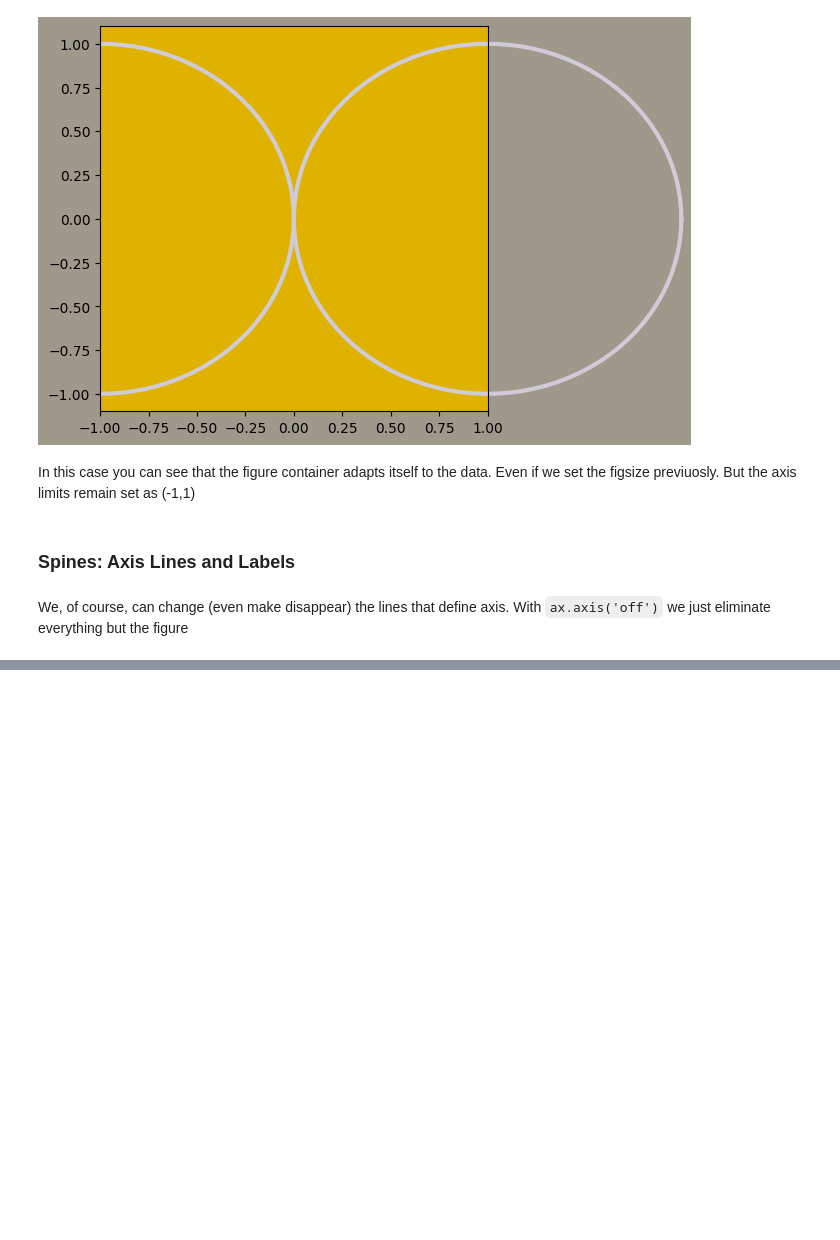
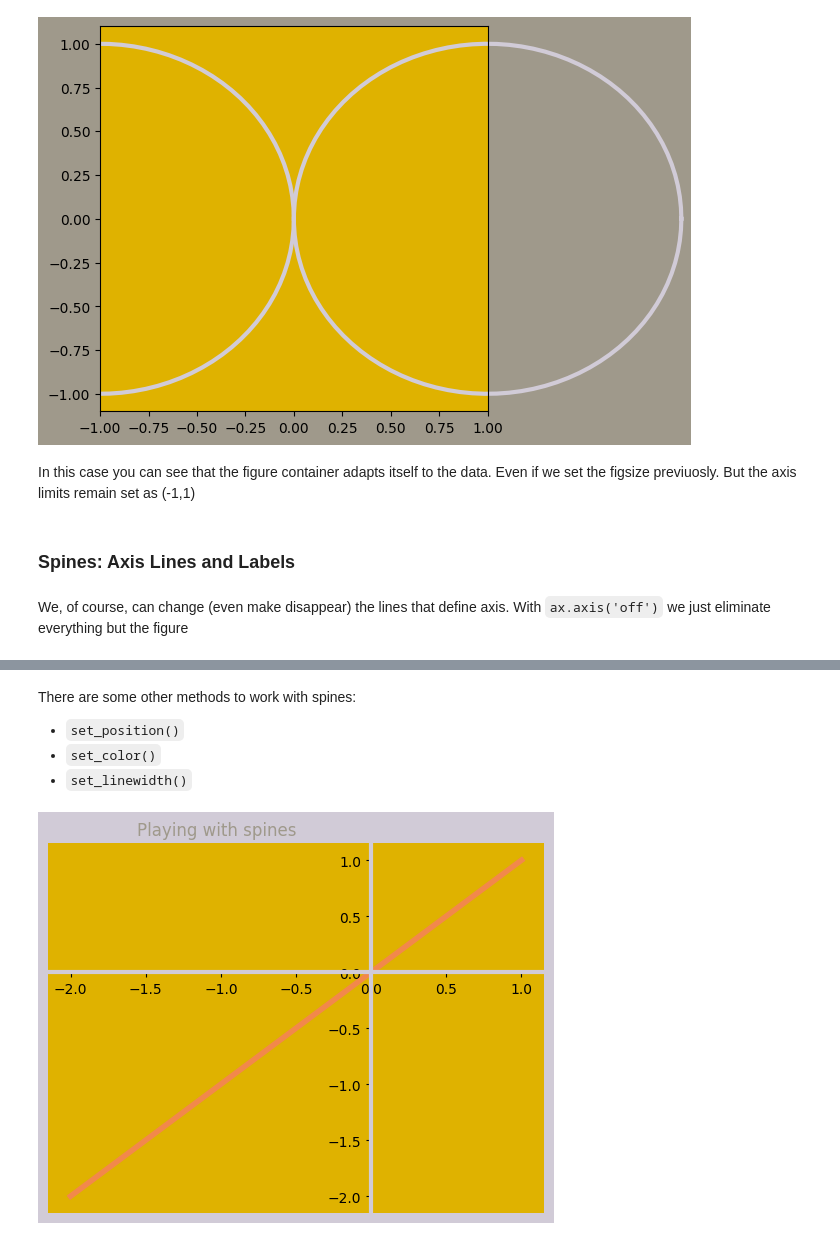
Before and after one commit to alvarohernandezalt/matplotlib_thePathof, a Jupyter notebook: 01_OOP_InterfacesDesign/AB_Appearance_TicksGridsAxes.ipynb, the cells around one changed output, grey strips where cells are left out. Drawn from its saved outputs; the diff is of its cells as text; code cells hidden in the pictures; blank space fills up the shorter version.

```diff
--- a/01_OOP_InterfacesDesign/AB_Appearance_TicksGridsAxes.ipynb
+++ b/01_OOP_InterfacesDesign/AB_Appearance_TicksGridsAxes.ipynb
@@ -84,0 +96,17 @@ ax.axis('off');
+# %% [markdown]
+There are some other methods to work with spines:
+* `set_position()`
+* `set_color()`
+* `set_linewidth()`
+# %%
+fig, ax = plt.figure(facecolor='#D1CBD7'), plt.axes(facecolor='#DFB200')
+ax.set_title('Playing with spines', fontdict={'fontsize':12, 'color':'#9F998B', 'horizontalalignment':'right'})
+ax.plot([-2,1], [-2,1], color='#F2884B', linewidth=4)
+for spine in 'top', 'right':
+  ax.spines[spine].set_visible(False)
+for spine in 'bottom', 'left':
+  ax.spines[spine].set_position('zero')
+  ax.spines[spine].set_color('#D1CBD7')
+  ax.spines[spine].set_linewidth(3);
+# %% [output]
+[figure, added]
```
Also changed, not shown: parts of 3 cells of this notebook.
